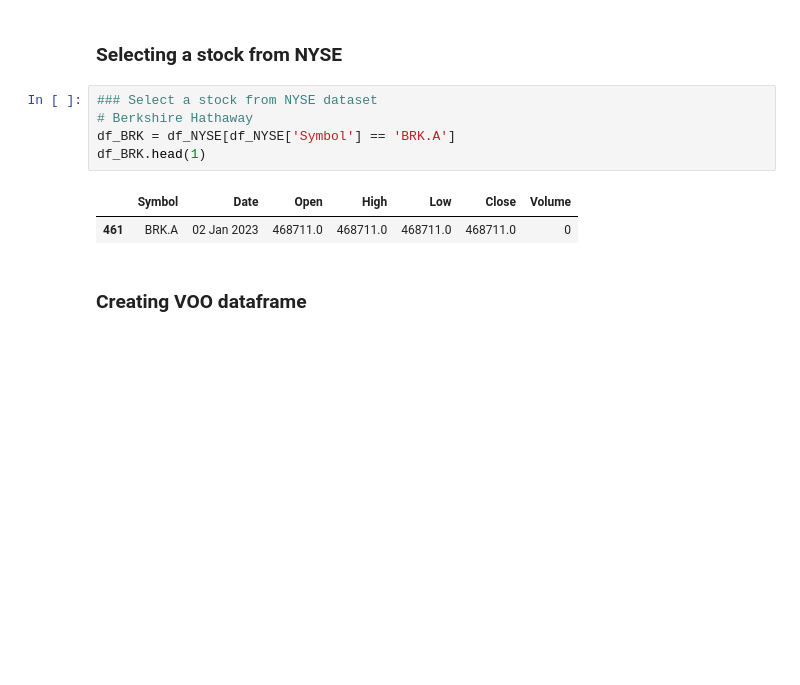
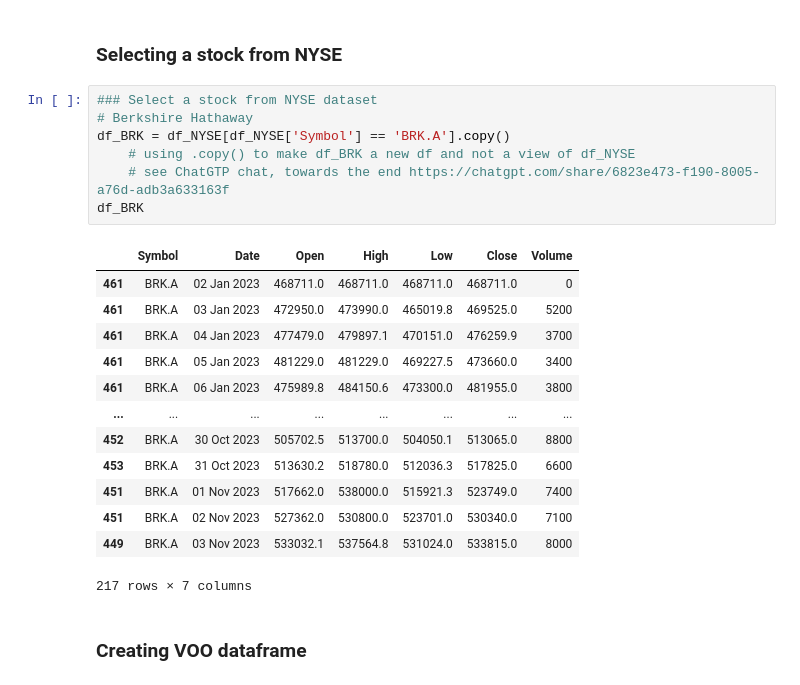
Before and after one commit to kawallac/SP500_Predict, a Jupyter notebook: Data_Analysis.ipynb, the cells around one changed output. Cells and saved outputs as stored; diff of their text form; blank space fills up the shorter version.

```diff
--- a/Data_Analysis.ipynb
+++ b/Data_Analysis.ipynb
@@ -56,11 +56,24 @@ Then see if when the group of stocks has a positive gain does that translate int
 # %%
 ### Select a stock from NYSE dataset
 # Berkshire Hathaway
-df_BRK = df_NYSE[df_NYSE['Symbol'] == 'BRK.A']
-df_BRK.head(1)
+df_BRK = df_NYSE[df_NYSE['Symbol'] == 'BRK.A'].copy()
+    # using .copy() to make df_BRK a new df and not a view of df_NYSE
+    # see ChatGTP chat, towards the end https://chatgpt.com/share/6823e473-f190-8005-a76d-adb3a633163f
+df_BRK
 # %% [output]
 |  | Symbol | Date | Open | High | Low | Close | Volume |
 | 461 | BRK.A | 02 Jan 2023 | 468711.0 | 468711.0 | 468711.0 | 468711.0 | 0 |
+| 461 | BRK.A | 03 Jan 2023 | 472950.0 | 473990.0 | 465019.8 | 469525.0 | 5200 |
+| 461 | BRK.A | 04 Jan 2023 | 477479.0 | 479897.1 | 470151.0 | 476259.9 | 3700 |
+| 461 | BRK.A | 05 Jan 2023 | 481229.0 | 481229.0 | 469227.5 | 473660.0 | 3400 |
+| 461 | BRK.A | 06 Jan 2023 | 475989.8 | 484150.6 | 473300.0 | 481955.0 | 3800 |
+| ... | ... | ... | ... | ... | ... | ... | ... |
+| 452 | BRK.A | 30 Oct 2023 | 505702.5 | 513700.0 | 504050.1 | 513065.0 | 8800 |
+| 453 | BRK.A | 31 Oct 2023 | 513630.2 | 518780.0 | 512036.3 | 517825.0 | 6600 |
+| 451 | BRK.A | 01 Nov 2023 | 517662.0 | 538000.0 | 515921.3 | 523749.0 | 7400 |
+| 451 | BRK.A | 02 Nov 2023 | 527362.0 | 530800.0 | 523701.0 | 530340.0 | 7100 |
+| 449 | BRK.A | 03 Nov 2023 | 533032.1 | 537564.8 | 531024.0 | 533815.0 | 8000 |
+217 rows × 7 columns
 # %% [markdown]
 ### Creating VOO dataframe
 # %%
```
Also changed, not shown: parts of 8 cells of this notebook.
